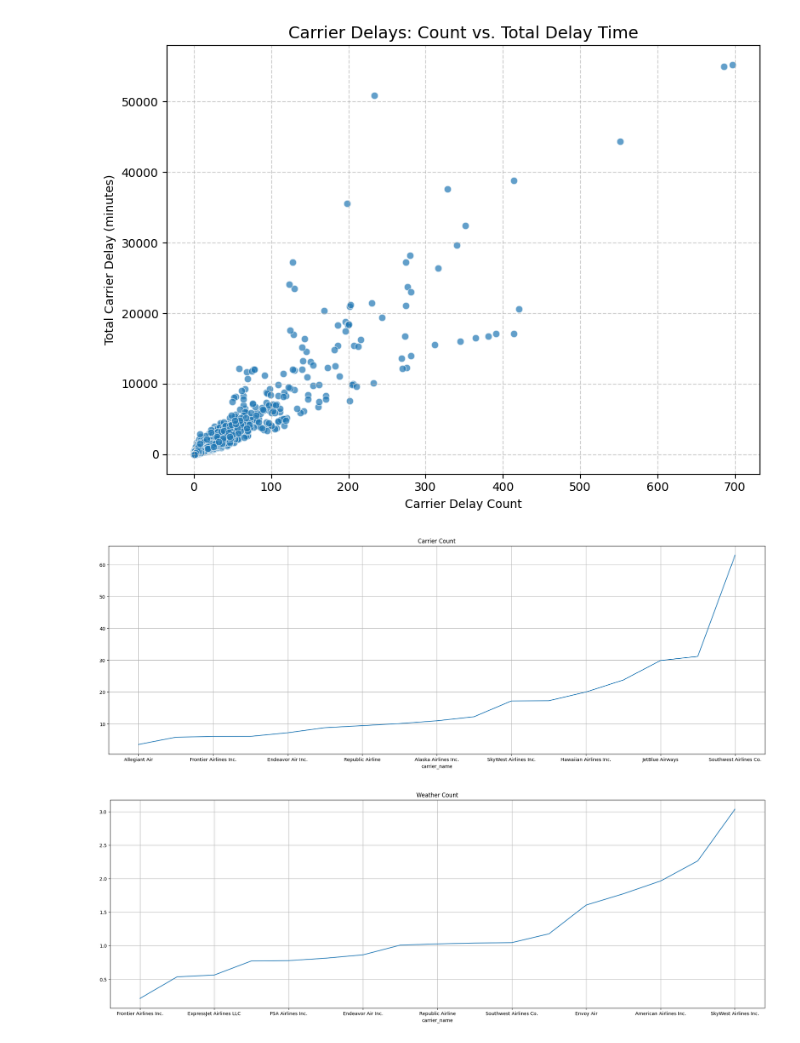
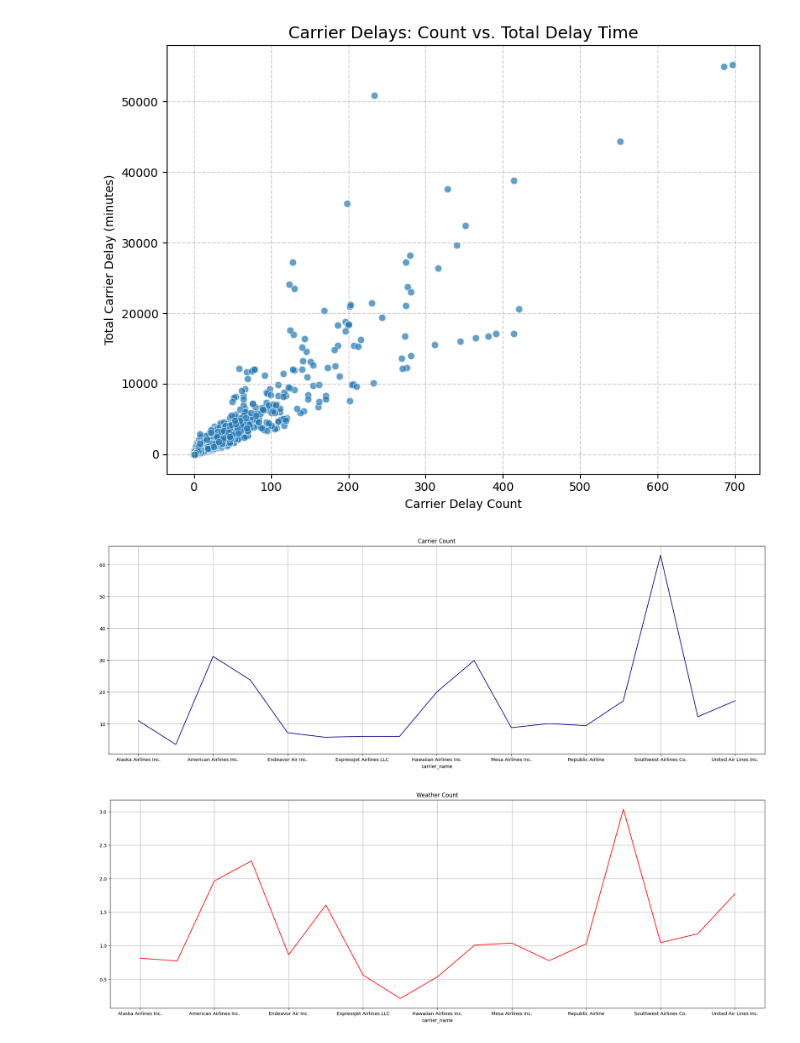
Before and after one commit to HHQuraishi/Flight-Delay-Analysis, a Jupyter notebook: airline_delay.ipynb, the cells around one changed output. Saved outputs shown, nothing was run; the diff lists cells and outputs as text; code cells hidden in the pictures.

```diff
--- a/airline_delay.ipynb
+++ b/airline_delay.ipynb
@@ -204,20 +213,20 @@ plt.show()
 # %% [output]
 [figure]
 # %%
-del_ct=file.groupby('carrier_name')['carrier_ct'].mean().sort_values()
+del_ct=file.groupby('carrier_name')['carrier_ct'].mean()
 plt.figure(figsize=(25,8))
-del_ct.plot()
+del_ct.plot(color="darkblue")
 plt.title('Carrier Count')
 plt.grid(True)
 plt.show()
 # %% [output]
-[figure, old version]
+[figure, new version]
 # %%
-del_wt=file.groupby('carrier_name')['weather_ct'].mean().sort_values()
+del_wt=file.groupby('carrier_name')['weather_ct'].mean()
 plt.figure(figsize=(25,8))
-del_wt.plot()
+del_wt.plot(color="red")
 plt.title('Weather Count')
 plt.grid(True)
 plt.show()
 # %% [output]
-[figure, old version]
+[figure, new version]
```
Also changed, not shown: parts of 11 cells of this notebook.
